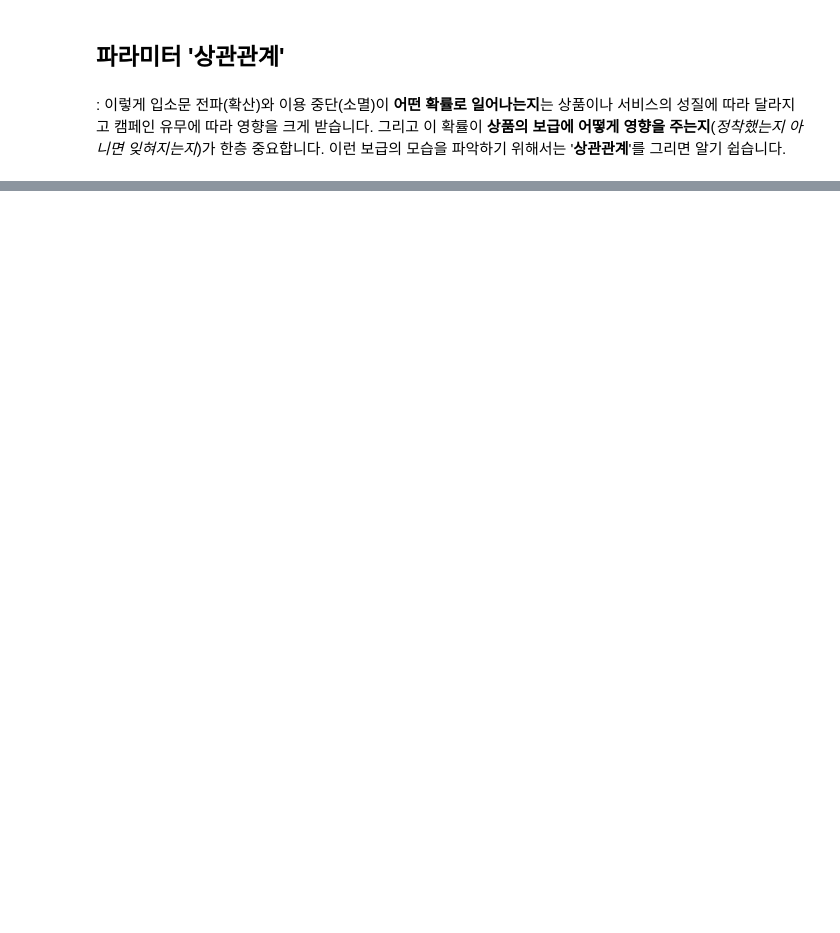
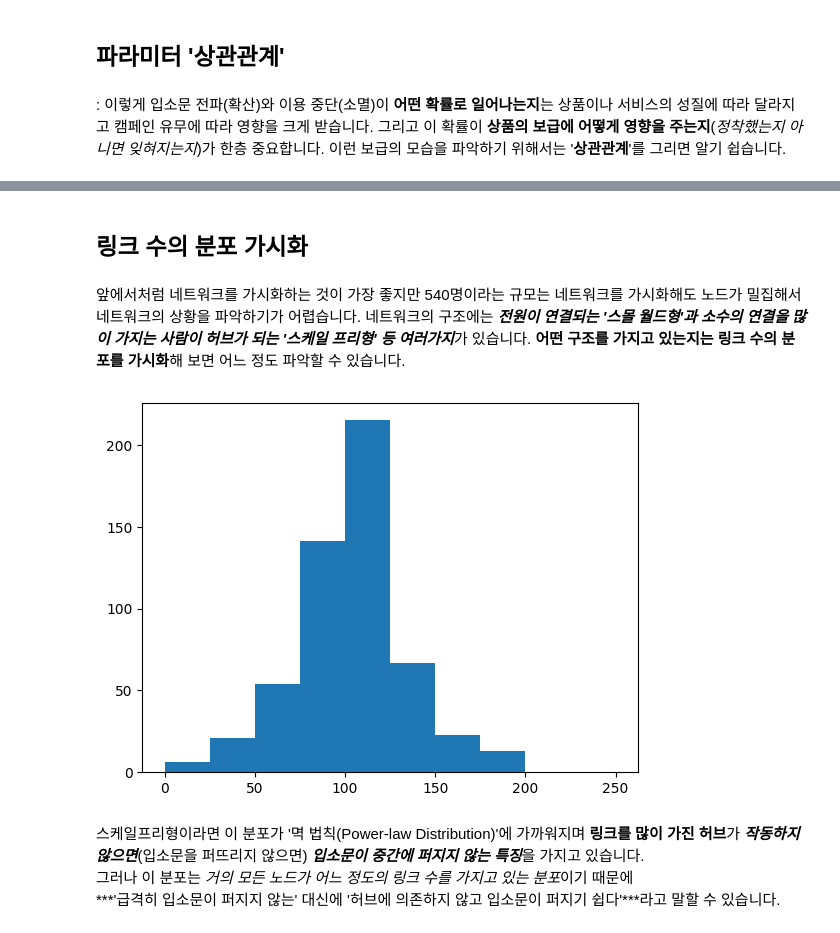
Before and after one commit to gmlwlswls/study_DataTechniques, a Jupyter notebook: 04. Numerical Simulation/Simulation.ipynb, the cells around one changed output, grey strips where cells are left out. Cells and saved outputs as stored; diff of their text form; code cells hidden in the pictures; blank space fills up the shorter version.

```diff
--- a/04. Numerical Simulation/Simulation.ipynb
+++ b/04. Numerical Simulation/Simulation.ipynb
@@ -492,0 +495,8 @@ plt.show()
+# %%
+df_mem_links = pd.read_csv("/content/drive/MyDrive/Colab Notebooks/4장_data/links_members.csv", index_col = 0)
+df_mem_links.head()
+# 540명의 회원 간 연결 상태(0/1)
+
+df_mem_info = pd.read_csv("/content/drive/MyDrive/Colab Notebooks/4장_data/info_members.csv", index_col = 0)
+df_mem_info.head()
+# df_mem_info.info() # 540행 24개열 > 540명의 회원의 24개월 이용현황
@@ -492,0 +511,30 @@ plt.show()
+# %% [markdown]
+## 링크 수의 분포 가시화
+# %% [markdown]
+앞에서처럼 네트워크를 가시화하는 것이 가장 좋지만 540명이라는 규모는 네트워크를 가시화해도 노드가 밀집해서 네트워크의 상황을 파악하기가 어렵습니다. 네트워크의 구조에는 ***전원이 연결되는 '스몰 월드형'과 소수의 연결을 많이 가지는 사람이 허브가 되는 '스케일 프리형' 등 여러가지***가 있습니다. **어떤 구조를 가지고 있는지는 링크 수의 분포를 가시화**해 보면 어느 정도 파악할 수 있습니다.
+# %%
+num = len(df_mem_links)
+
+list_activated_sum = np.zeros(num) # len : 540
+
+for i in range(num) :
+  node_nm = 'Node' + str(i)
+  list_activated_sum[i] = sum(df_mem_links[node_nm])
+
+len(list_activated_sum) # 540 각 회원별 연결된 노드 수
+
+plt.hist(list_activated_sum, bins= 10, range= (0, 250))
+plt.show()
+
+# 링크 개수의 히스토그램
+# 연결된 노드수 중 최대값은 200개 최소값은 0개
+# 회원 간 보통 연결된 노드가 100개 정도에 집중된 정규분포에 가까운 모습
+# 100개-125개 정도 연결된 빈도가 200을 넘어섬
+# %% [output]
+[figure, added]
+# %% [markdown]
+스케일프리형이라면 이 분포가 '멱 법칙(Power-law Distribution)'에 가까워지며
+**링크를 많이 가진 허브**가 ***작동하지 않으면***(입소문을 퍼뜨리지 않으면)
+***입소문이 중간에 퍼지지 않는 특징***을 가지고 있습니다.
+그러나 이 분포는 *거의 모든 노드가 어느 정도의 링크 수를 가지고 있는 분포*이기 때문에
+***'급격히 입소문이 퍼지지 않는' 대신에 '허브에 의존하지 않고 입소문이 퍼지기 쉽다'***라고 말할 수 있습니다.
```
Also changed, not shown: parts of 25 cells of this notebook.
